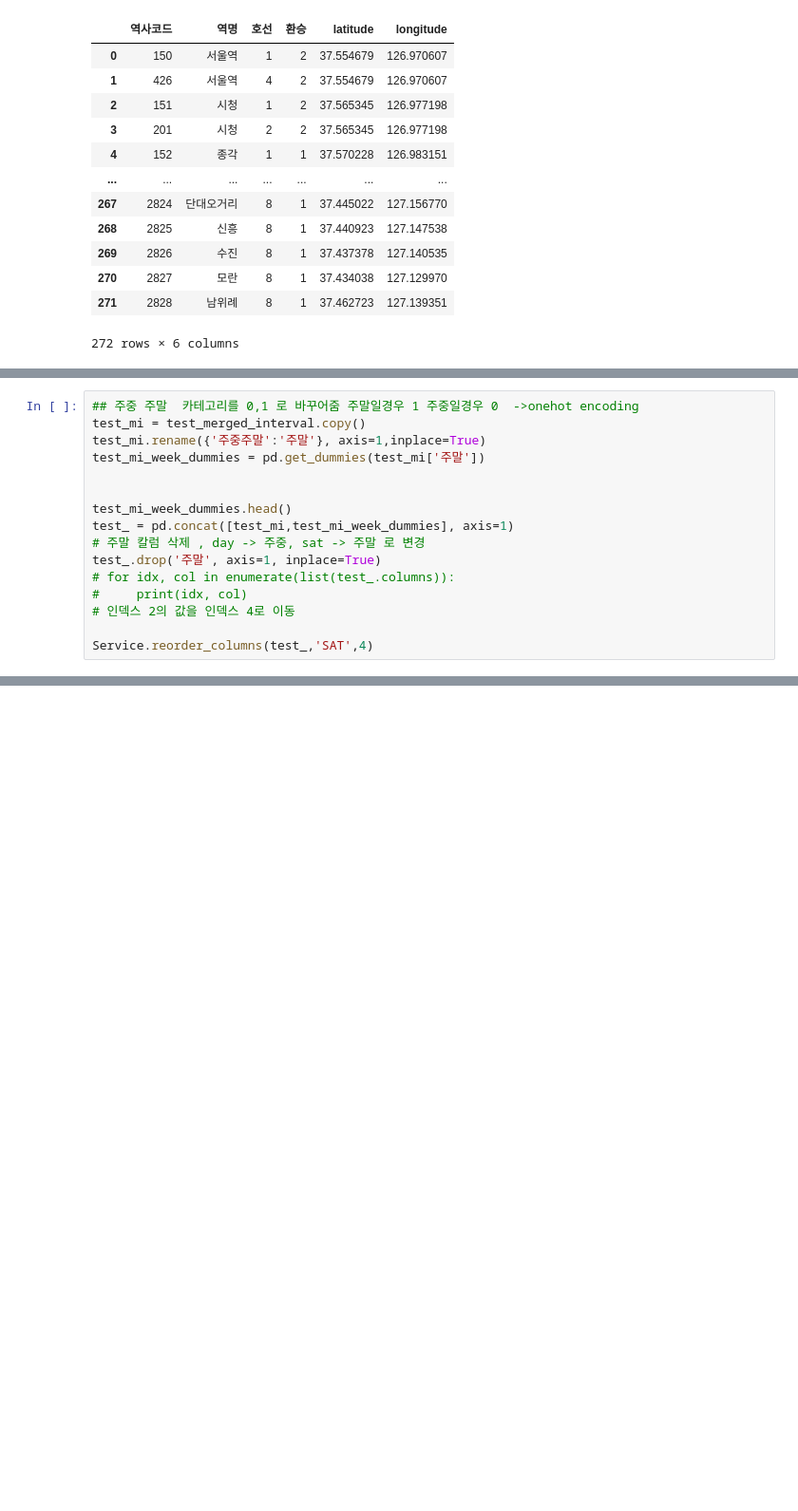
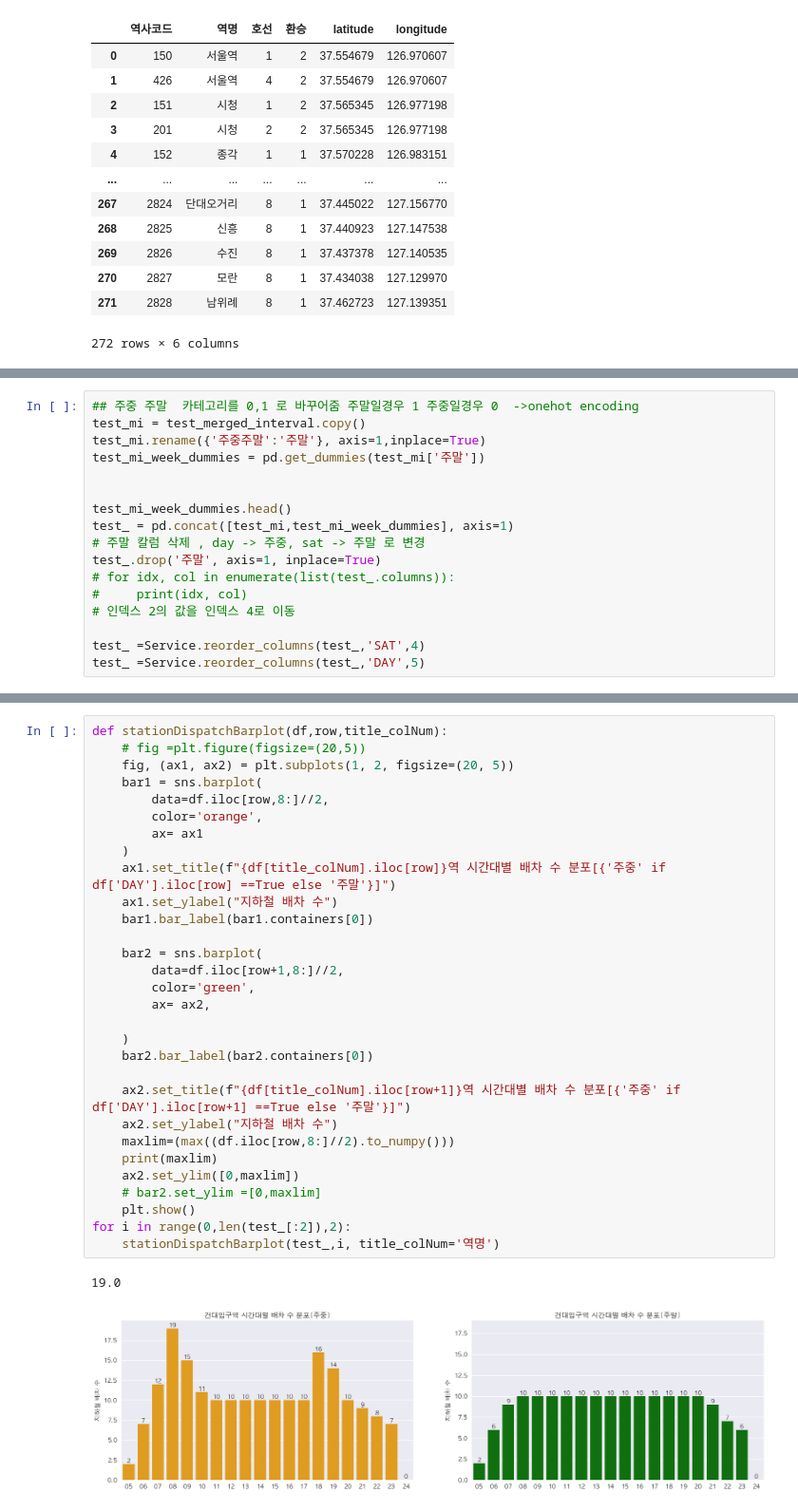
Before and after one commit to rhkddud0310/HaruSijack, a Jupyter notebook: DataAnalysis/03.머신러닝.ipynb, the cells around one changed output, grey strips where cells are left out. Shown at 95% size. Cells and saved outputs as stored; diff of their text form; blank space fills up the shorter version.

```diff
--- a/DataAnalysis/03.머신러닝.ipynb
+++ b/DataAnalysis/03.머신러닝.ipynb
@@ -128,4 +129,5 @@ test_.drop('주말', axis=1, inplace=True)
 #     print(idx, col)
 # 인덱스 2의 값을 인덱스 4로 이동
 
-Service.reorder_columns(test_,'SAT',4)
+test_ =Service.reorder_columns(test_,'SAT',4)
+test_ =Service.reorder_columns(test_,'DAY',5)
@@ -145,0 +144,33 @@ Service.reorder_columns(test_,'SAT',4)
+# %%
+def stationDispatchBarplot(df,row,title_colNum):
+    # fig =plt.figure(figsize=(20,5))
+    fig, (ax1, ax2) = plt.subplots(1, 2, figsize=(20, 5))
+    bar1 = sns.barplot(
+        data=df.iloc[row,8:]//2,
+        color='orange',
+        ax= ax1
+    )
+    ax1.set_title(f"{df[title_colNum].iloc[row]}역 시간대별 배차 수 분포[{'주중' if df['DAY'].iloc[row] ==True else '주말'}]")
+    ax1.set_ylabel("지하철 배차 수")
+    bar1.bar_label(bar1.containers[0])
+
+    bar2 = sns.barplot(
+        data=df.iloc[row+1,8:]//2,
+        color='green',
+        ax= ax2,
+
+    )
+    bar2.bar_label(bar2.containers[0])
+
+    ax2.set_title(f"{df[title_colNum].iloc[row+1]}역 시간대별 배차 수 분포[{'주중' if df['DAY'].iloc[row+1] ==True else '주말'}]")
+    ax2.set_ylabel("지하철 배차 수")
+    maxlim=(max((df.iloc[row,8:]//2).to_numpy()))
+    print(maxlim)
+    ax2.set_ylim([0,maxlim])
+    # bar2.set_ylim =[0,maxlim]
+    plt.show()
+for i in range(0,len(test_[:2]),2):
+    stationDispatchBarplot(test_,i, title_colNum='역명')
+# %% [output]
+19.0
+[figure, added]
```
Also changed, not shown: parts of 4 cells of this notebook, 1 other file.
